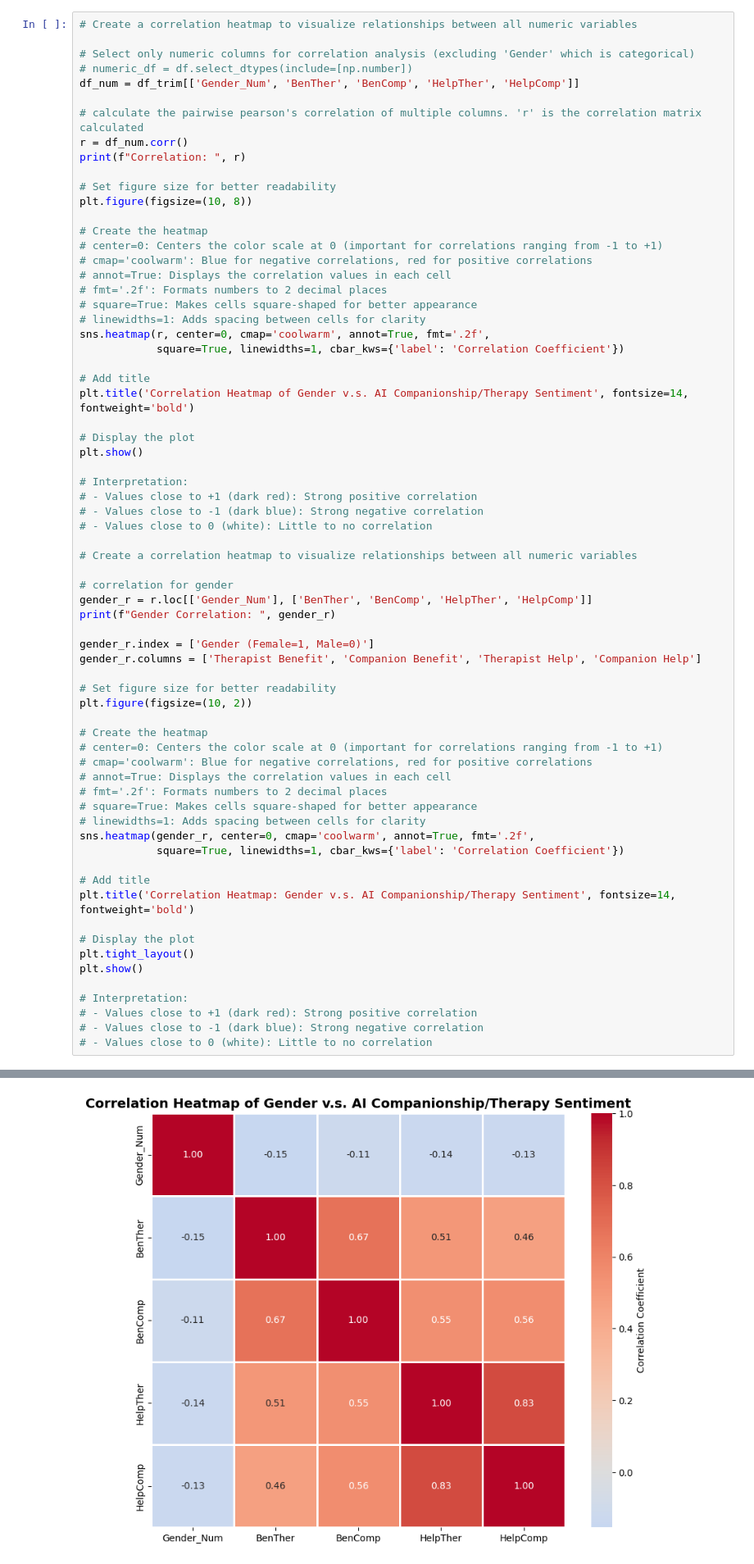
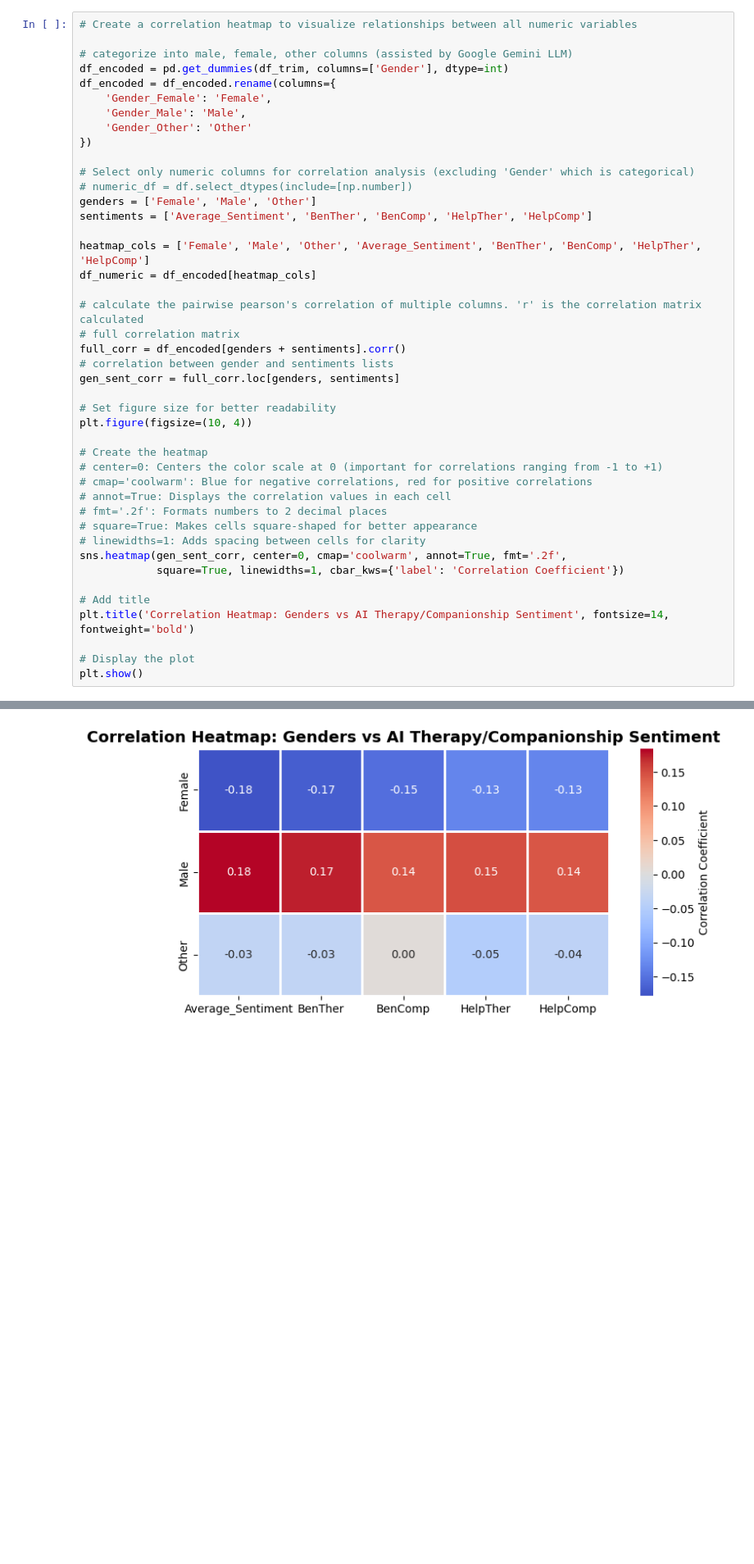
Before and after one commit to avamwilliams/105Lab5-6, a Jupyter notebook: proj.ipynb, the cells around one changed output, grey strips where cells are left out. Shown at 82% size. Saved outputs shown, nothing was run; the diff lists cells and outputs as text; blank space fills up the shorter version.

Commit message:
Update proj.ipynb
Remake Visualizations to better represent hypothesis, finish chi-square test null vs alternate hypothesis

```diff
--- a/proj.ipynb
+++ b/proj.ipynb
@@ -39,16 +68,30 @@ df_trim['Average_Sentiment'] = df_trim[sentiment_cols].mean(axis=1)
 # %%
 # Create a correlation heatmap to visualize relationships between all numeric variables
 
+# categorize into male, female, other columns (assisted by Google Gemini LLM)
+df_encoded = pd.get_dummies(df_trim, columns=['Gender'], dtype=int)
+df_encoded = df_encoded.rename(columns={
+    'Gender_Female': 'Female',
+    'Gender_Male': 'Male',
+    'Gender_Other': 'Other'
+})
+
 # Select only numeric columns for correlation analysis (excluding 'Gender' which is categorical)
 # numeric_df = df.select_dtypes(include=[np.number])
-df_num = df_trim[['Gender_Num', 'BenTher', 'BenComp', 'HelpTher', 'HelpComp']]
+genders = ['Female', 'Male', 'Other']
+sentiments = ['Average_Sentiment', 'BenTher', 'BenComp', 'HelpTher', 'HelpComp']
+
+heatmap_cols = ['Female', 'Male', 'Other', 'Average_Sentiment', 'BenTher', 'BenComp', 'HelpTher', 'HelpComp']
+df_numeric = df_encoded[heatmap_cols]
 
 # calculate the pairwise pearson's correlation of multiple columns. 'r' is the correlation matrix calculated
-r = df_num.corr()
-print(f"Correlation: ", r)
+# full correlation matrix
+full_corr = df_encoded[genders + sentiments].corr()
+# correlation between gender and sentiments lists
+gen_sent_corr = full_corr.loc[genders, sentiments]
 
 # Set figure size for better readability
-plt.figure(figsize=(10, 8))
+plt.figure(figsize=(10, 4))
 
 # Create the heatmap
 # center=0: Centers the color scale at 0 (important for correlations ranging from -1 to +1)
@@ -57,51 +100,12 @@ plt.figure(figsize=(10, 8))
 # fmt='.2f': Formats numbers to 2 decimal places
 # square=True: Makes cells square-shaped for better appearance
 # linewidths=1: Adds spacing between cells for clarity
-sns.heatmap(r, center=0, cmap='coolwarm', annot=True, fmt='.2f',
+sns.heatmap(gen_sent_corr, center=0, cmap='coolwarm', annot=True, fmt='.2f',
             square=True, linewidths=1, cbar_kws={'label': 'Correlation Coefficient'})
 
 # Add title
-plt.title('Correlation Heatmap of Gender v.s. AI Companionship/Therapy Sentiment', fontsize=14, fontweight='bold')
+plt.title('Correlation Heatmap: Genders vs AI Therapy/Companionship Sentiment', fontsize=14, fontweight='bold')
 
 # Display the plot
 plt.show()
-
-# Interpretation:
-# - Values close to +1 (dark red): Strong positive correlation
-# - Values close to -1 (dark blue): Strong negative correlation
-# - Values close to 0 (white): Little to no correlation
-
-# Create a correlation heatmap to visualize relationships between all numeric variables
-
-# correlation for gender
-gender_r = r.loc[['Gender_Num'], ['BenTher', 'BenComp', 'HelpTher', 'HelpComp']]
-print(f"Gender Correlation: ", gender_r)
-
-gender_r.index = ['Gender (Female=1, Male=0)']
-gender_r.columns = ['Therapist Benefit', 'Companion Benefit', 'Therapist Help', 'Companion Help']
-
-# Set figure size for better readability
-plt.figure(figsize=(10, 2))
-
-# Create the heatmap
-# center=0: Centers the color scale at 0 (important for correlations ranging from -1 to +1)
-# cmap='coolwarm': Blue for negative correlations, red for positive correlations
-# annot=True: Displays the correlation values in each cell
-# fmt='.2f': Formats numbers to 2 decimal places
-# square=True: Makes cells square-shaped for better appearance
-# linewidths=1: Adds spacing between cells for clarity
-sns.heatmap(gender_r, center=0, cmap='coolwarm', annot=True, fmt='.2f',
-            square=True, linewidths=1, cbar_kws={'label': 'Correlation Coefficient'})
-
-# Add title
-plt.title('Correlation Heatmap: Gender v.s. AI Companionship/Therapy Sentiment', fontsize=14, fontweight='bold')
-
-# Display the plot
-plt.tight_layout()
-plt.show()
-
-# Interpretation:
-# - Values close to +1 (dark red): Strong positive correlation
-# - Values close to -1 (dark blue): Strong negative correlation
-# - Values close to 0 (white): Little to no correlation
 # %% [output]
@@ -114 +112 @@ HelpComp     -0.131512  0.459832  0.562256  0.825998  1.000000
-[figure, old version]
+[figure, new version]
```
Also changed, not shown: parts of 11 cells of this notebook.
